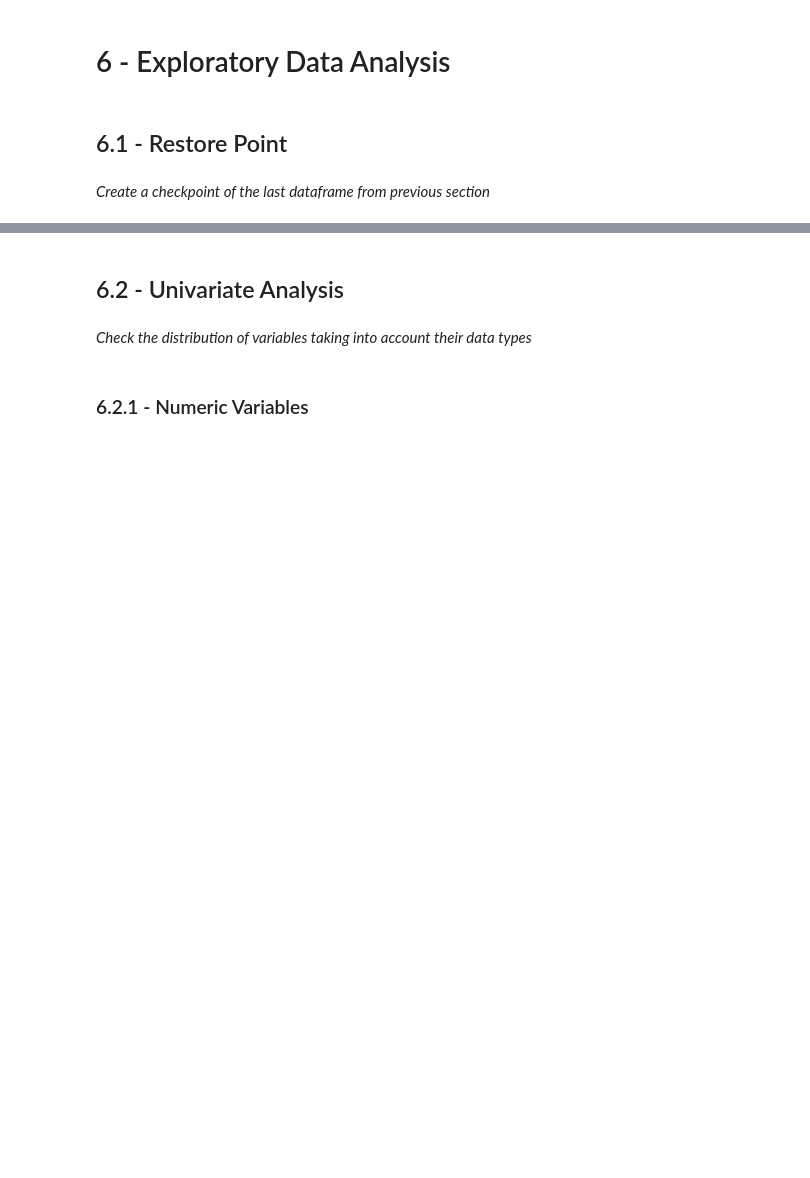
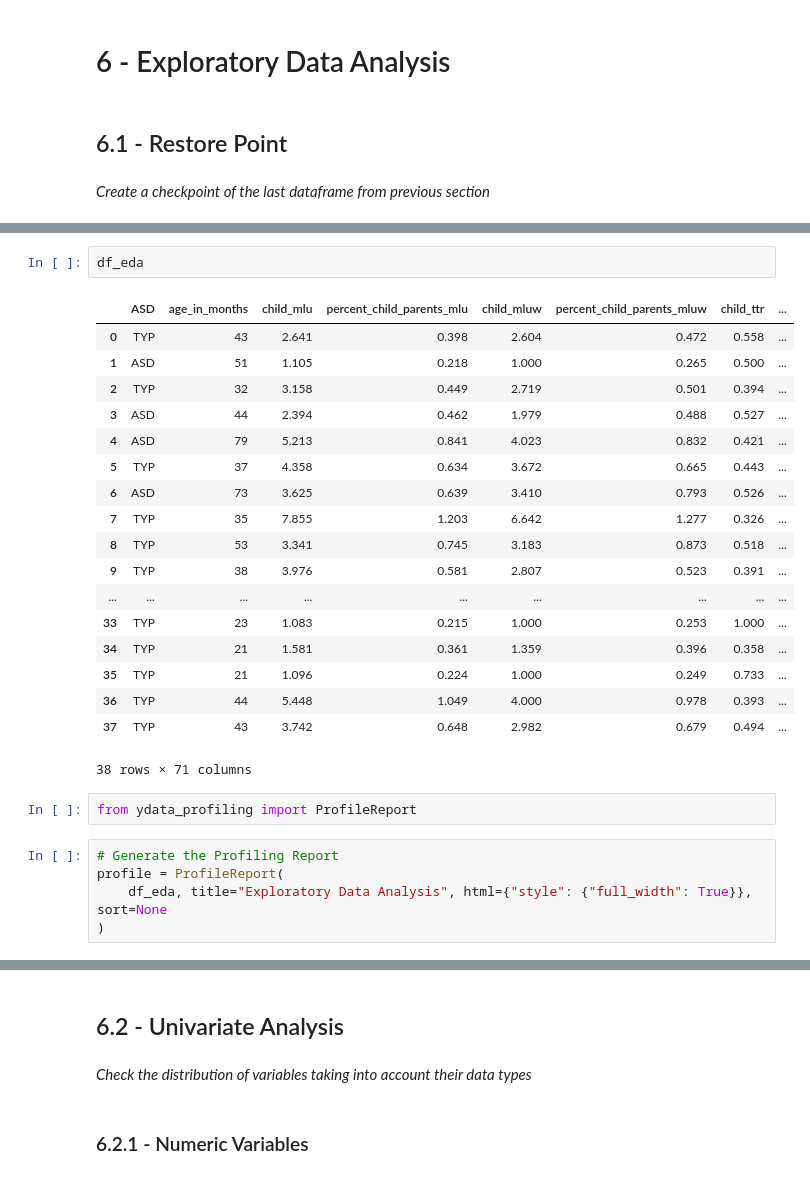
Before and after one commit to mp-balaji/Predicting-Autism-in-Toddlers-through-Machine-Learning, a Jupyter notebook: Omdena_ASD_Predictor_MVP_template.ipynb, the cells around one changed output, grey strips where cells are left out. Saved outputs shown, nothing was run; the diff lists cells and outputs as text; blank space fills up the shorter version.

```diff
--- a/Omdena_ASD_Predictor_MVP_template.ipynb
+++ b/Omdena_ASD_Predictor_MVP_template.ipynb
@@ -733,0 +752,28 @@ df_eda.sample(3)
+# %%
+df_eda
+# %% [output]
+|  | ASD | age_in_months | child_mlu | percent_child_parents_mlu | child_mluw | percent_child_parents_mluw | child_ttr | ... |
+| 0 | TYP | 43 | 2.641 | 0.398 | 2.604 | 0.472 | 0.558 | ... |
+| 1 | ASD | 51 | 1.105 | 0.218 | 1.000 | 0.265 | 0.500 | ... |
+| 2 | TYP | 32 | 3.158 | 0.449 | 2.719 | 0.501 | 0.394 | ... |
+| 3 | ASD | 44 | 2.394 | 0.462 | 1.979 | 0.488 | 0.527 | ... |
+| 4 | ASD | 79 | 5.213 | 0.841 | 4.023 | 0.832 | 0.421 | ... |
+| 5 | TYP | 37 | 4.358 | 0.634 | 3.672 | 0.665 | 0.443 | ... |
+| 6 | ASD | 73 | 3.625 | 0.639 | 3.410 | 0.793 | 0.526 | ... |
+| 7 | TYP | 35 | 7.855 | 1.203 | 6.642 | 1.277 | 0.326 | ... |
+| 8 | TYP | 53 | 3.341 | 0.745 | 3.183 | 0.873 | 0.518 | ... |
+| 9 | TYP | 38 | 3.976 | 0.581 | 2.807 | 0.523 | 0.391 | ... |
+| ... | ... | ... | ... | ... | ... | ... | ... | ... |
+| 33 | TYP | 23 | 1.083 | 0.215 | 1.000 | 0.253 | 1.000 | ... |
+| 34 | TYP | 21 | 1.581 | 0.361 | 1.359 | 0.396 | 0.358 | ... |
+| 35 | TYP | 21 | 1.096 | 0.224 | 1.000 | 0.249 | 0.733 | ... |
+| 36 | TYP | 44 | 5.448 | 1.049 | 4.000 | 0.978 | 0.393 | ... |
+| 37 | TYP | 43 | 3.742 | 0.648 | 2.982 | 0.679 | 0.494 | ... |
+38 rows × 71 columns
+# %%
+from ydata_profiling import ProfileReport
+# %%
+# Generate the Profiling Report
+profile = ProfileReport(
+    df_eda, title="Exploratory Data Analysis", html={"style": {"full_width": True}}, sort=None
+)
```
Also changed, not shown: parts of 20 cells of this notebook.
